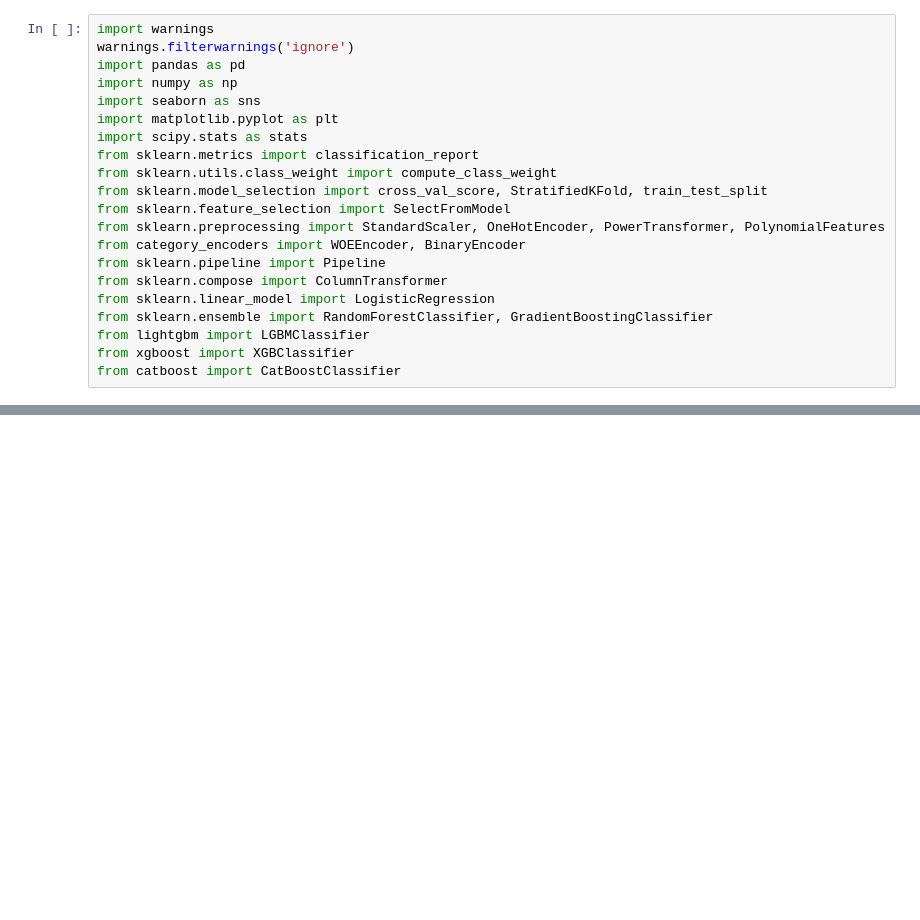
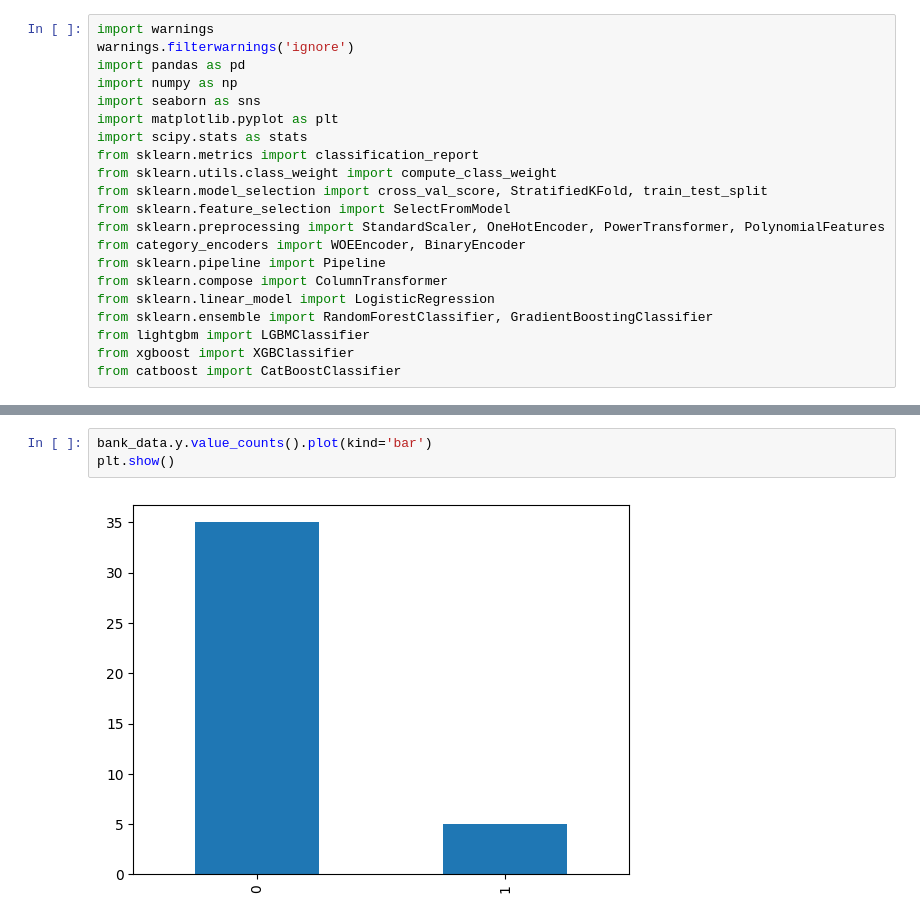
Before and after one commit to kamo1010/injury-big-data, a Jupyter notebook: SHAP Interpretation.ipynb, the cells around one changed output, grey strips where cells are left out. Drawn from its saved outputs; the diff is of its cells as text; blank space fills up the shorter version.

```diff
--- a/SHAP Interpretation.ipynb
+++ b/SHAP Interpretation.ipynb
@@ -26,0 +225,5 @@ bank_data.head(5)
+# %%
+bank_data.y.value_counts().plot(kind='bar')
+plt.show()
+# %% [output]
+[figure, added]
```
Also changed, not shown: parts of 24 cells of this notebook.
